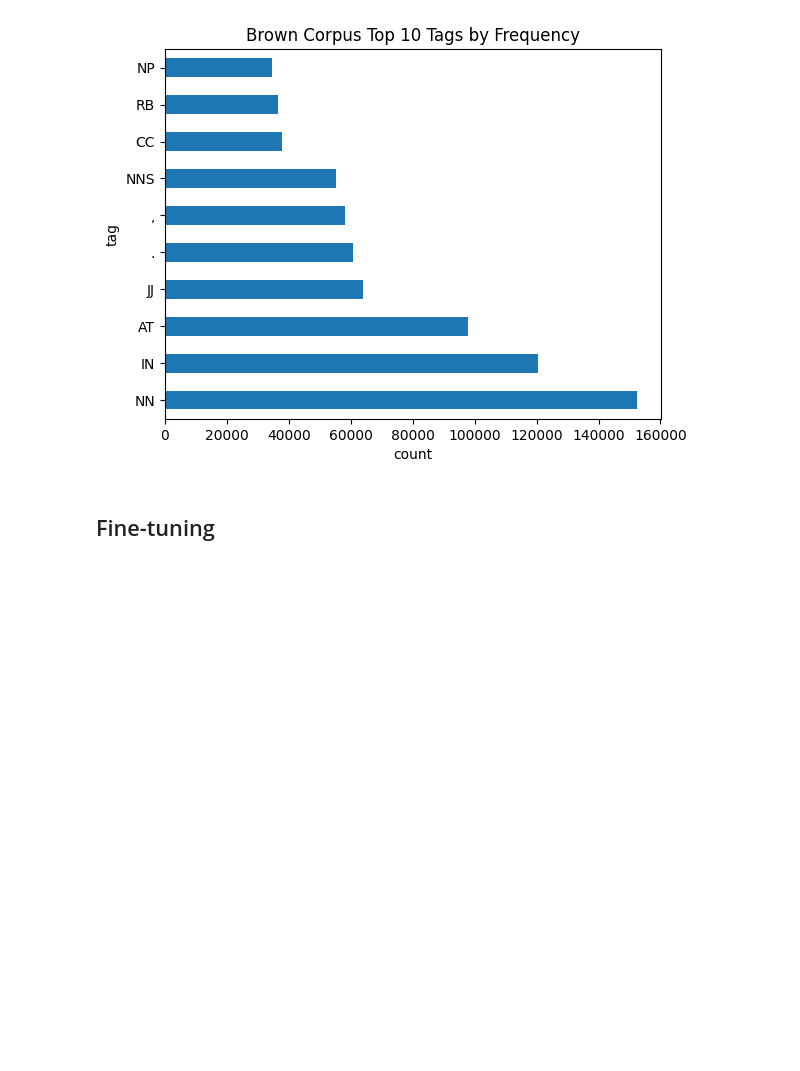
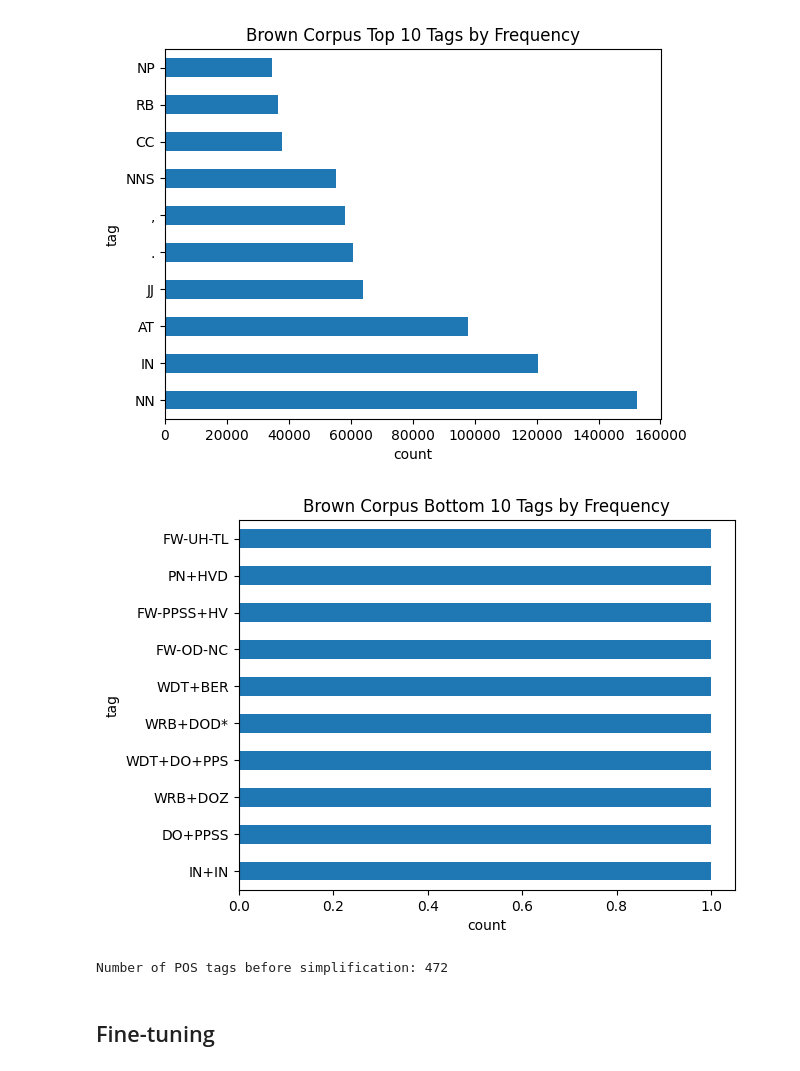
Before and after one commit to tylerdinh/ling-3250-final-project, a Jupyter notebook: fine_tune_distilbert.ipynb, the cells around one changed output. Saved outputs shown, nothing was run; the diff lists cells and outputs as text; code cells hidden in the pictures; blank space fills up the shorter version.

```diff
--- a/fine_tune_distilbert.ipynb
+++ b/fine_tune_distilbert.ipynb
@@ -55,6 +55,20 @@ plt.xlabel("count")
 plt.show()
 # %% [output]
 [figure]
+# %%
+# A test to see the most frequent tags in the corpus.
+brown_df["tag"].value_counts().tail(10).plot.barh()
+plt.title("Brown Corpus Bottom 10 Tags by Frequency")
+plt.xlabel("count")
+plt.show()
+# %% [output]
+[figure, added]
+# %%
+init_tagged_sentences = list(brown.tagged_sents())
+init_brown_tags = set(tag for sent in init_tagged_sentences for word, tag in sent)
+print(f"Number of POS tags before simplification: {len(init_brown_tags)}")
+# %% [output]
+Number of POS tags before simplification: 472
 # %% [markdown]
 ## Fine-tuning
 # %%
```
Also changed, not shown: 8 other files.
